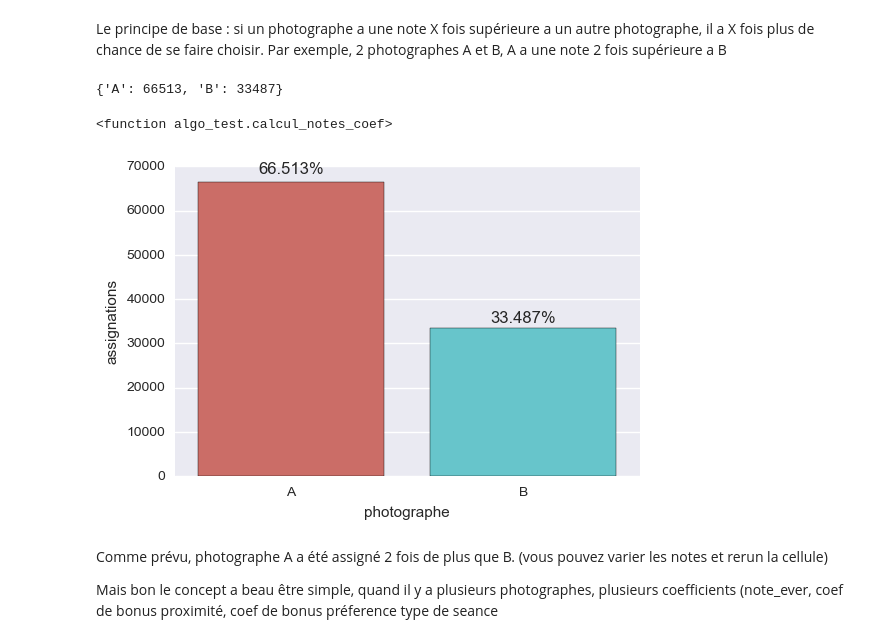
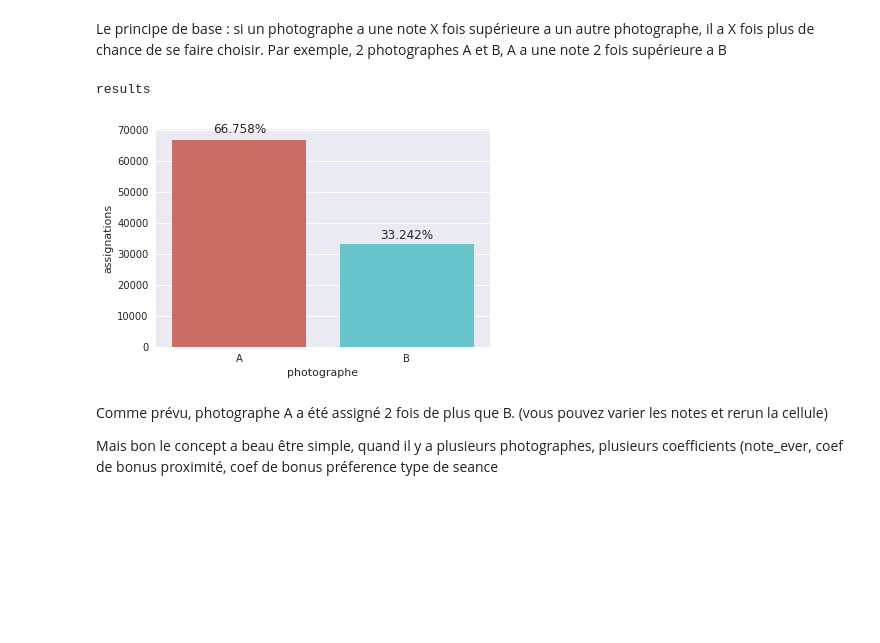
Before and after one commit to vdespeisse/choosing-algo, a Jupyter notebook: Simulation Algorithme.ipynb, the cells around one changed output. Cells and saved outputs as stored; diff of their text form; code cells hidden in the pictures; blank space fills up the shorter version.

```diff
--- a/Simulation Algorithme.ipynb
+++ b/Simulation Algorithme.ipynb
@@ -26,18 +25,17 @@ Par exemple, 2 photographes A et B, A a une note 2 fois supérieure a B
 # %%
 notes_photographes = {
     'A':10,
     'B':5,
 }
 ##### IGNORE #####
 results = simulate(notes_photographes,n=100000)
-df = pd.DataFrame(data={'photographe':results.keys(),'assignations':results.values()}).sort_values('photographe')
-print results
+df = pd.DataFrame(data={'photographe':list(results.keys()),'assignations':list(results.values())}).sort_values('photographe')
+print('results')
 ax=sns.barplot(y='assignations',x='photographe',data=df,palette=sns.color_palette('hls',len(notes_photographes.keys())))
 autolabel(ax, labels=df.assignations.values, height_factor=1.02)
 # %% [output]
-{'A': 66513, 'B': 33487}
+results
-<function algo_test.calcul_notes_coef>
-[figure, old version]
+[figure, new version]
 # %% [markdown]
 Comme prévu, photographe A a été assigné 2 fois de plus que B. (vous pouvez varier les notes et rerun la cellule)
 
```
Also changed, not shown: parts of 4 cells of this notebook, 1 other file.
